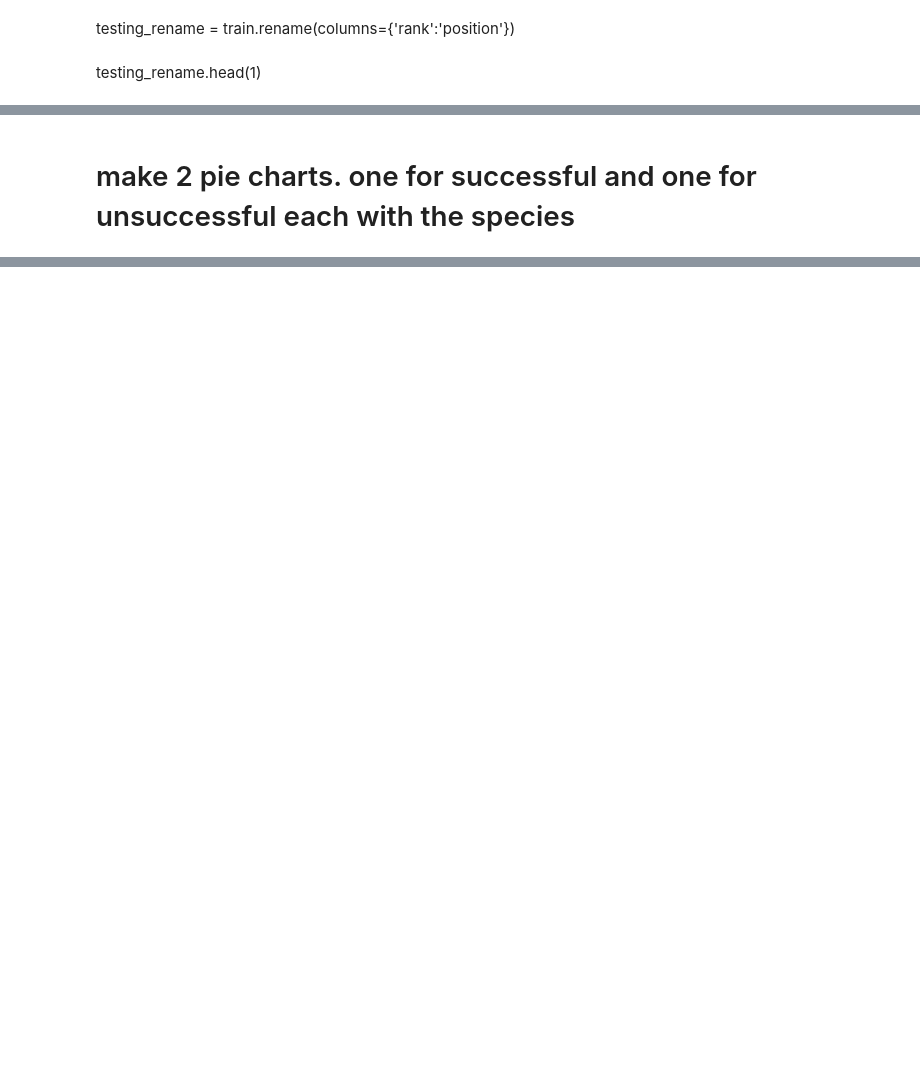
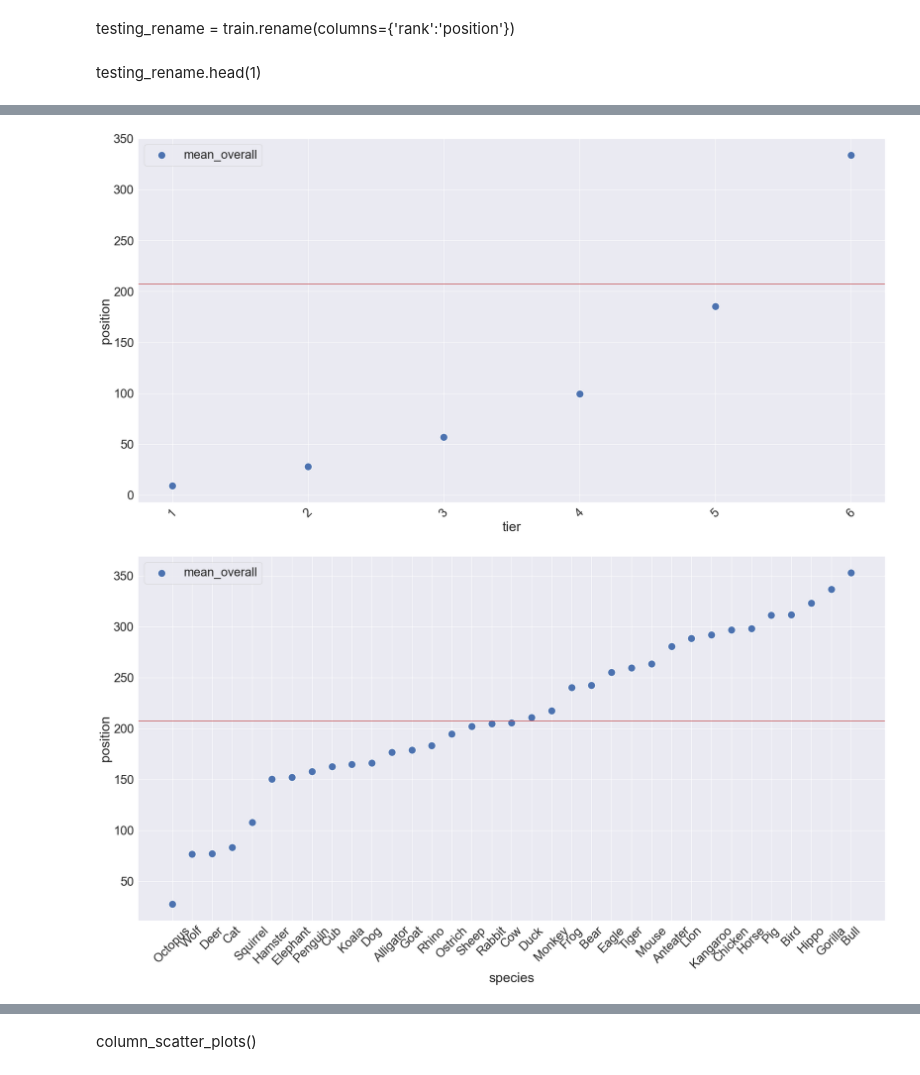
Before and after one commit to codyclonts/animal_crossing_villager_popularity, a Jupyter notebook: scratch_work.ipynb, the cells around one changed output, grey strips where cells are left out. Cells and saved outputs as stored; diff of their text form; code cells hidden in the pictures; blank space fills up the shorter version.

```diff
--- a/scratch_work.ipynb
+++ b/scratch_work.ipynb
@@ -405,2 +388,13 @@ sns.boxplot(x='gender', y="position", data=train)
-# %% [markdown]
-# make 2 pie charts. one for successful and one for unsuccessful each with the species
+# %%
+def column_scatter_plots():
+    for col in train.drop(columns = 'position').columns:
+        plt.figure(figsize=(30,15))
+        sns.set(font_scale=2.5)
+        plt.xticks(rotation=45)
+        plt.axhline(overall_mean, color='r')
+        sns.scatterplot(x=col, y='position', data=trait_means_dicts(train)[col],label='mean_overall', s=300)
+# %%
+column_scatter_plots()
+# %% [output]
+[figure, added]
+[figure, added]
@@ -406,0 +419,2 @@ sns.boxplot(x='gender', y="position", data=train)
+# %% [markdown]
+column_scatter_plots()
```
Also changed, not shown: parts of 48 cells of this notebook.
